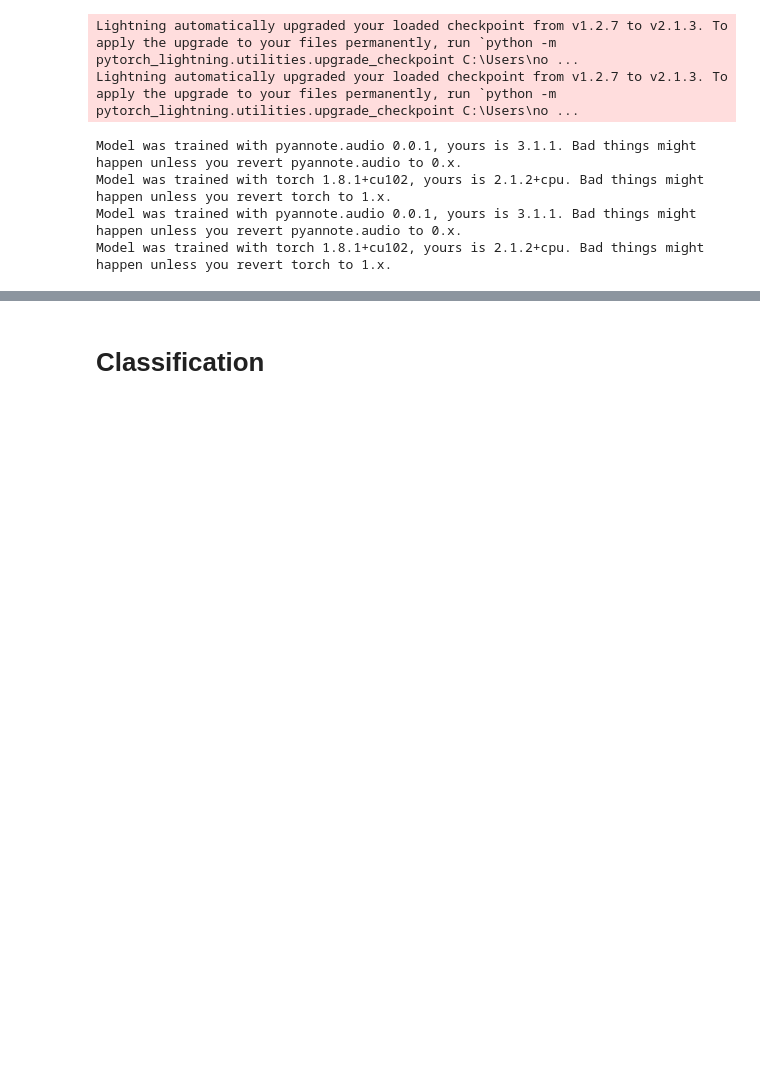
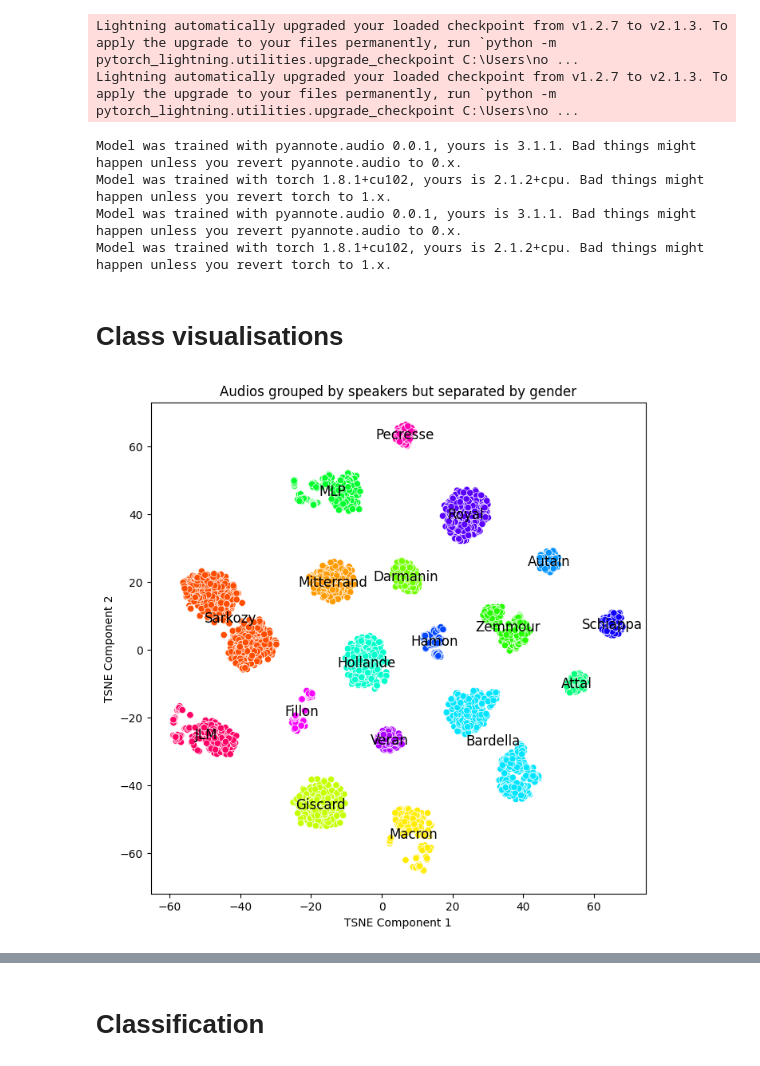
Before and after one commit to julien-vv/medialytics, a Jupyter notebook: speaker_identification_model.ipynb, the cells around one changed output, grey strips where cells are left out. Cells and saved outputs as stored; diff of their text form; code cells hidden in the pictures; blank space fills up the shorter version.

```diff
--- a/speaker_identification_model.ipynb
+++ b/speaker_identification_model.ipynb
@@ -59,3 +59,54 @@ dataset = []
 for i in range(len(data)):
     embedding = inference(data[i])
     dataset.append(embedding)
+# %% [markdown]
+# Class visualisations
+# %%
+import numpy as np
+import matplotlib.pyplot as plt
+from sklearn.svm import SVC
+from sklearn.manifold import TSNE
+import seaborn as sns
+import pandas as pd
+
+# Apply t-SNE to the dataset and visualize the embeddings with the labels as the color
+datax = [np.reshape(x, (1, -1)) if x.ndim == 1 else x for x in dataset]
+X = np.concatenate(datax, axis=0)
+
+# Apply t-SNE
+tsne = TSNE(n_components=2, random_state=42)
+X_2d = tsne.fit_transform(X)
+
+# Create a DataFrame
+df = pd.DataFrame(X_2d, columns=['x', 'y'])
+df['label'] = labels
+df['speaker'] = df['label'].map(int2label)
+
+# Adds a column to the DataFrame to specify the gender of the speaker
+df['gender'] = df['label'].apply(lambda x: 'female' if x in [1, 10, 12, 14, 16] else 'male')
+
+# Define the features (X) and target (y)
+X_features = df[['x', 'y']]
+y_target = df['gender'].map({'female': 1, 'male': 0})  # Map gender to numeric labels
+
+# Plot the decision boundary
+plt.figure(figsize=(8,8))
+
+
+# Plot the original scatter plot with the original colors
+sns.scatterplot(x='x', y='y', hue='label', data=df, palette=sns.color_palette("hsv", 18))
+
+# Add label numbers at the center of each packet (cluster of points)
+for label in df['label'].unique():
+    group = df[df['label'] == label]
+    centroid = group[['x', 'y']].mean()  # Calculate the centroid
+    plt.text(centroid['x'], centroid['y'], int2label[label], color='black', fontsize=12, ha='center', va='center')
+
+# Customize the plot
+plt.title('Audios grouped by speakers but separated by gender')
+plt.xlabel('TSNE Component 1')
+plt.ylabel('TSNE Component 2')
+plt.legend([],[], frameon=False)
+plt.show()
+# %% [output]
+[figure, added]
```
Also changed, not shown: parts of 11 cells of this notebook, 3 other files.
